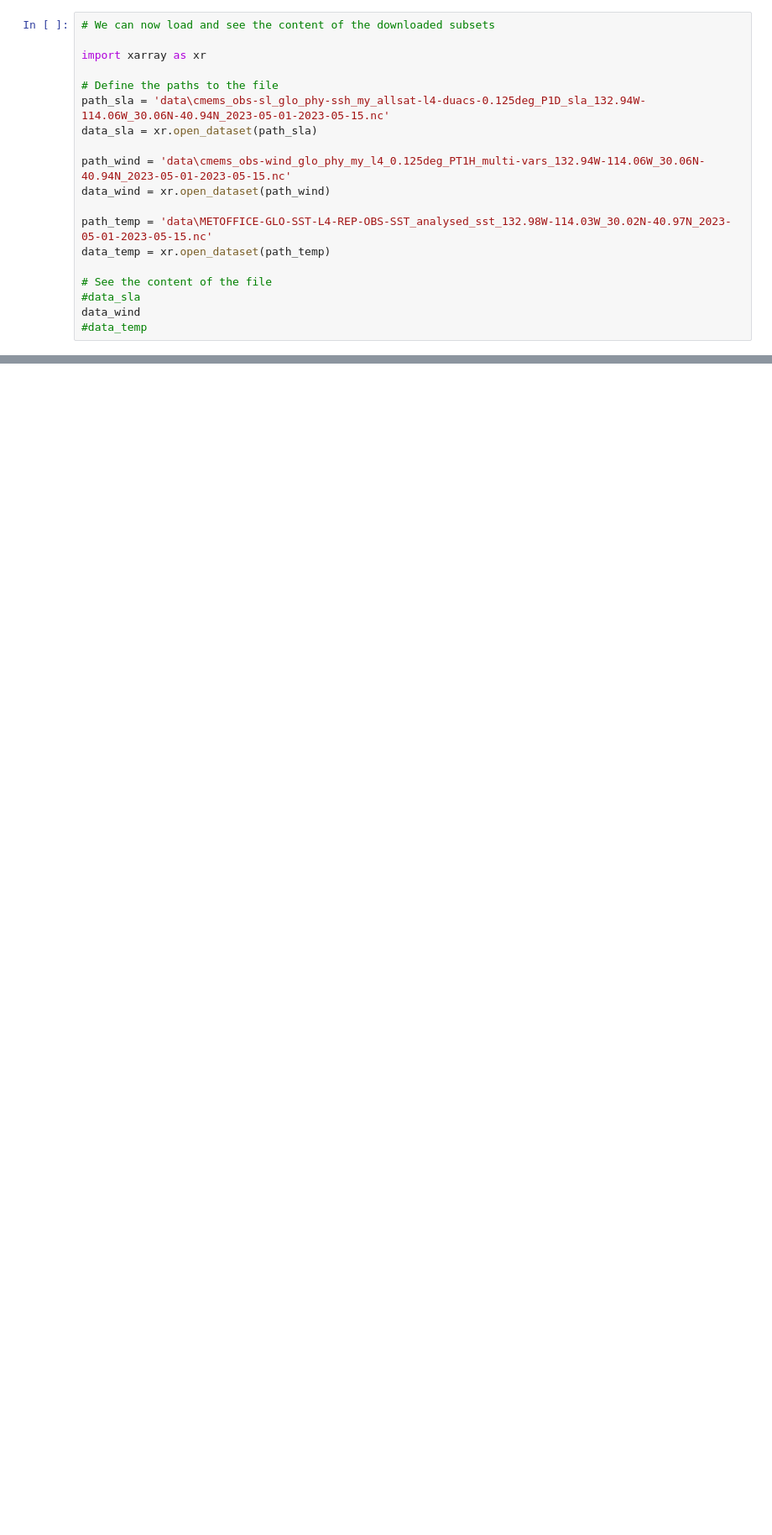
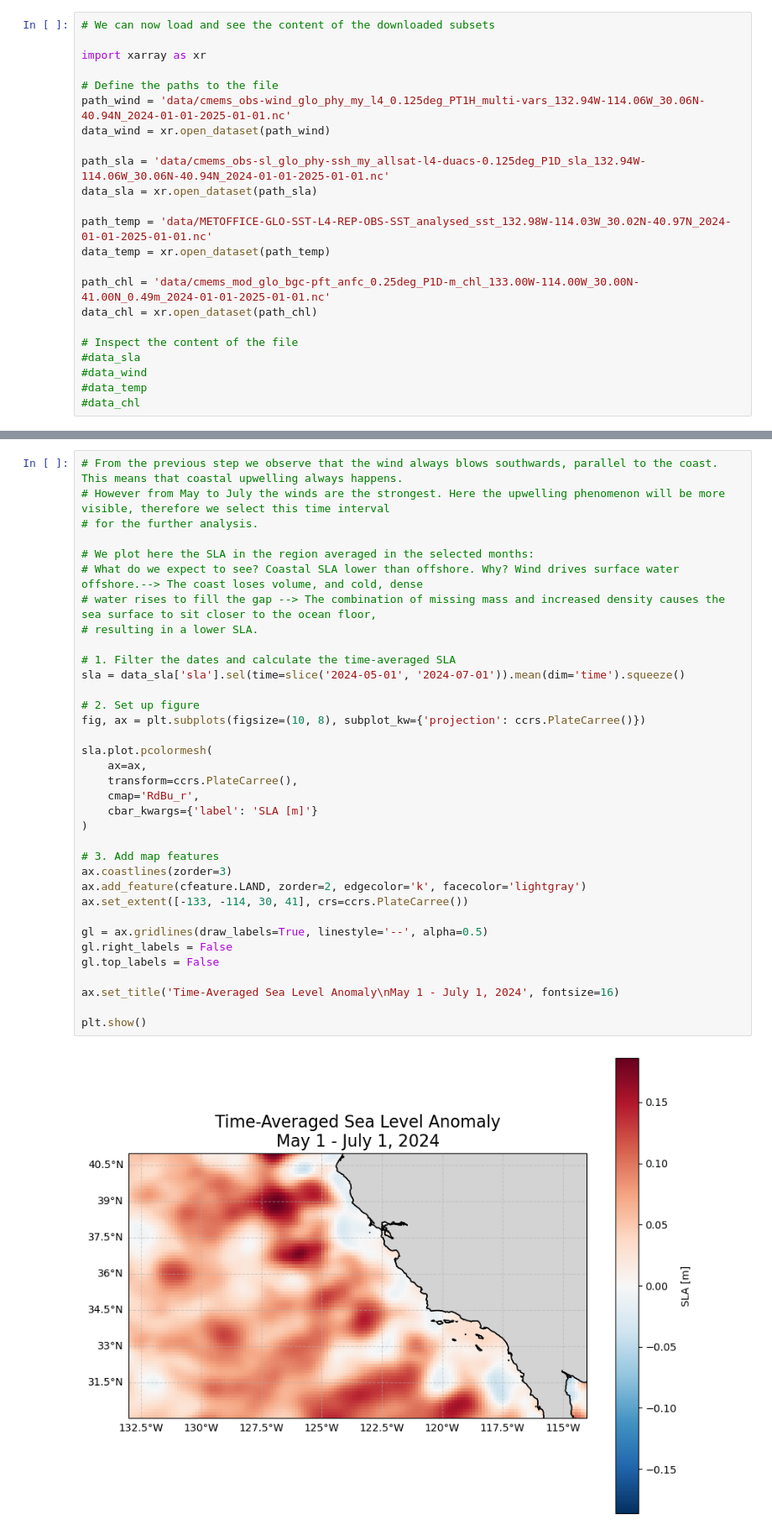
Before and after one commit to giulia-tafuni/Satellite-Altimetry-and-Physical-Oceanography, a Jupyter notebook: Upwelling/upwelling_solution.ipynb, the cells around one changed output, grey strips where cells are left out. Shown at 84% size. Saved outputs shown, nothing was run; the diff lists cells and outputs as text; blank space fills up the shorter version.

Commit message:
Upwelling updated

```diff
--- a/Upwelling/upwelling_solution.ipynb
+++ b/Upwelling/upwelling_solution.ipynb
@@ -79,16 +116,20 @@ ResponseSubset(file_path=WindowsPath('data/METOFFICE-GLO-SST-L4-REP-OBS-SST_anal
 import xarray as xr
 
 # Define the paths to the file
-path_sla = 'data\cmems_obs-sl_glo_phy-ssh_my_allsat-l4-duacs-0.125deg_P1D_sla_132.94W-114.06W_30.06N-40.94N_2023-05-01-2023-05-15.nc'
+path_wind = 'data/cmems_obs-wind_glo_phy_my_l4_0.125deg_PT1H_multi-vars_132.94W-114.06W_30.06N-40.94N_2024-01-01-2025-01-01.nc'
+data_wind = xr.open_dataset(path_wind)
+
+path_sla = 'data/cmems_obs-sl_glo_phy-ssh_my_allsat-l4-duacs-0.125deg_P1D_sla_132.94W-114.06W_30.06N-40.94N_2024-01-01-2025-01-01.nc'
 data_sla = xr.open_dataset(path_sla)
 
-path_wind = 'data\cmems_obs-wind_glo_phy_my_l4_0.125deg_PT1H_multi-vars_132.94W-114.06W_30.06N-40.94N_2023-05-01-2023-05-15.nc'
-data_wind = xr.open_dataset(path_wind)
-
-path_temp = 'data\METOFFICE-GLO-SST-L4-REP-OBS-SST_analysed_sst_132.98W-114.03W_30.02N-40.97N_2023-05-01-2023-05-15.nc'
+path_temp = 'data/METOFFICE-GLO-SST-L4-REP-OBS-SST_analysed_sst_132.98W-114.03W_30.02N-40.97N_2024-01-01-2025-01-01.nc'
 data_temp = xr.open_dataset(path_temp)
 
-# See the content of the file
+path_chl = 'data/cmems_mod_glo_bgc-pft_anfc_0.25deg_P1D-m_chl_133.00W-114.00W_30.00N-41.00N_0.49m_2024-01-01-2025-01-01.nc'
+data_chl = xr.open_dataset(path_chl)
+
+# Inspect the content of the file
 #data_sla
-data_wind
+#data_wind
 #data_temp
+#data_chl
@@ -186,0 +205,37 @@ Error:
+# %%
+# From the previous step we observe that the wind always blows southwards, parallel to the coast. This means that coastal upwelling always happens.
+# However from May to July the winds are the strongest. Here the upwelling phenomenon will be more visible, therefore we select this time interval
+# for the further analysis.
+
+# We plot here the SLA in the region averaged in the selected months:
+# What do we expect to see? Coastal SLA lower than offshore. Why? Wind drives surface water offshore.--> The coast loses volume, and cold, dense
+# water rises to fill the gap --> The combination of missing mass and increased density causes the sea surface to sit closer to the ocean floor,
+# resulting in a lower SLA.
+
+# 1. Filter the dates and calculate the time-averaged SLA
+sla = data_sla['sla'].sel(time=slice('2024-05-01', '2024-07-01')).mean(dim='time').squeeze()
+
+# 2. Set up figure
+fig, ax = plt.subplots(figsize=(10, 8), subplot_kw={'projection': ccrs.PlateCarree()})
+
+sla.plot.pcolormesh(
+    ax=ax,
+    transform=ccrs.PlateCarree(),
+    cmap='RdBu_r',
+    cbar_kwargs={'label': 'SLA [m]'}
+)
+
+# 3. Add map features
+ax.coastlines(zorder=3)
+ax.add_feature(cfeature.LAND, zorder=2, edgecolor='k', facecolor='lightgray')
+ax.set_extent([-133, -114, 30, 41], crs=ccrs.PlateCarree())
+
+gl = ax.gridlines(draw_labels=True, linestyle='--', alpha=0.5)
+gl.right_labels = False
+gl.top_labels = False
+
+ax.set_title('Time-Averaged Sea Level Anomaly\nMay 1 - July 1, 2024', fontsize=16)
+
+plt.show()
+# %% [output]
+[figure, added]
```
Also changed, not shown: parts of 18 cells of this notebook, 6 other files.
